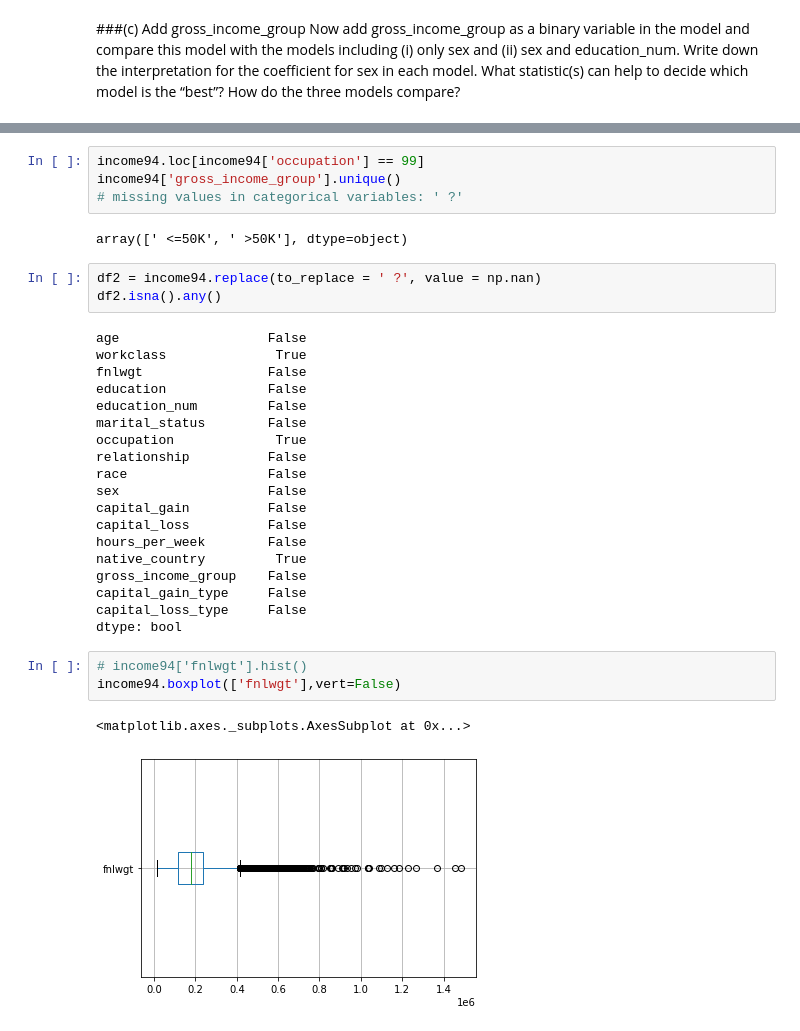
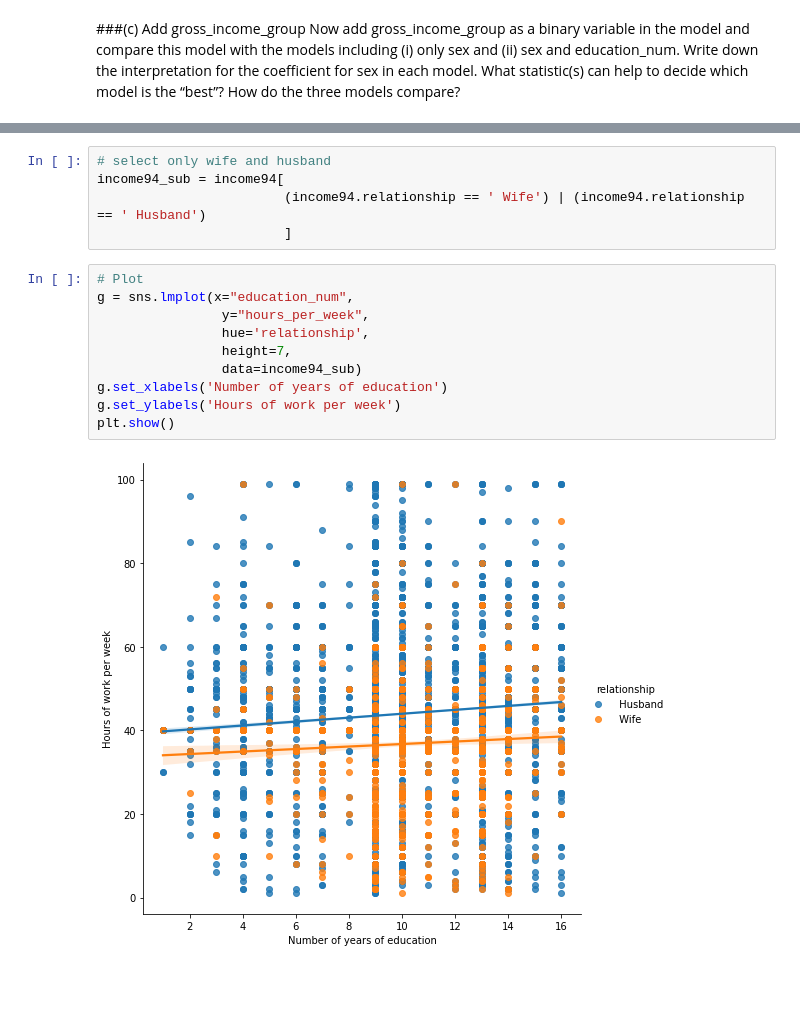
Before and after one commit to ChloeH88/working-hours-data-analysis, a Jupyter notebook: Assignment2.ipynb, the cells around one changed output, grey strips where cells are left out. Saved outputs shown, nothing was run; the diff lists cells and outputs as text; blank space fills up the shorter version.

```diff
--- a/Assignment2.ipynb
+++ b/Assignment2.ipynb
@@ -411,34 +371,17 @@ plt.subplots_adjust(hspace=0.7, wspace=0.4)
-# %%
-income94.loc[income94['occupation'] == 99]
-income94['gross_income_group'].unique()
-# missing values in categorical variables: ' ?'
-# %% [output]
-array([' <=50K', ' >50K'], dtype=object)
-# %%
-df2 = income94.replace(to_replace = ' ?', value = np.nan)
-df2.isna().any()
-# %% [output]
-age                   False
-workclass              True
-fnlwgt                False
-education             False
-education_num         False
-marital_status        False
-occupation             True
-relationship          False
-race                  False
-sex                   False
-capital_gain          False
-capital_loss          False
-hours_per_week        False
-native_country         True
-gross_income_group    False
-capital_gain_type     False
-capital_loss_type     False
-dtype: bool
-# %%
-# income94['fnlwgt'].hist()
-income94.boxplot(['fnlwgt'],vert=False)
-# %% [output]
-<matplotlib.axes._subplots.AxesSubplot at 0x...>
-[figure, removed]
+# %%
+# select only wife and husband
+income94_sub = income94[
+                        (income94.relationship == ' Wife') | (income94.relationship == ' Husband')
+                        ]
+# %%
+# Plot
+g = sns.lmplot(x="education_num",
+                y="hours_per_week",
+                hue='relationship',
+                height=7,
+                data=income94_sub)
+g.set_xlabels('Number of years of education')
+g.set_ylabels('Hours of work per week')
+plt.show()
+# %% [output]
+[figure, added]
```
Also changed, not shown: parts of 18 cells of this notebook.
